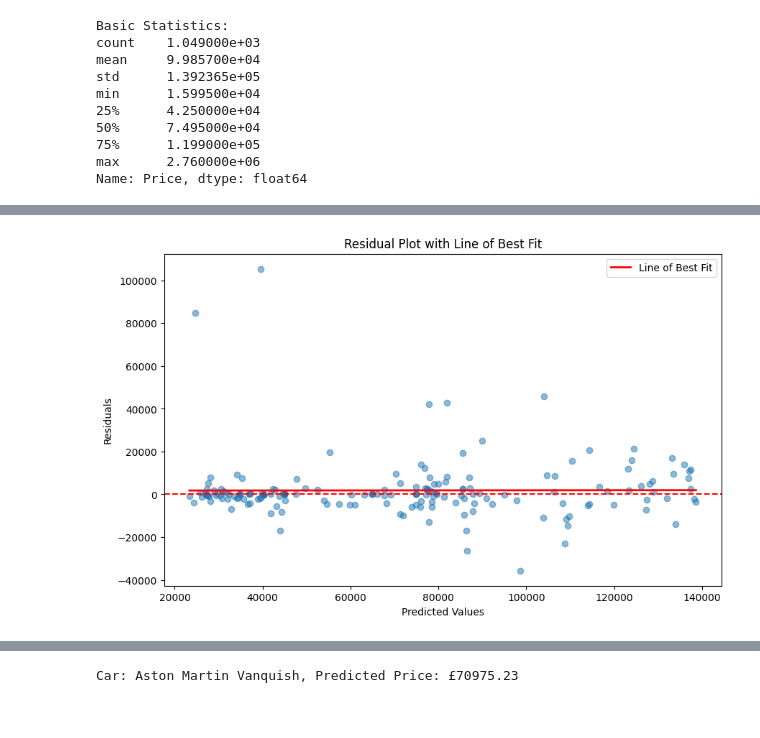
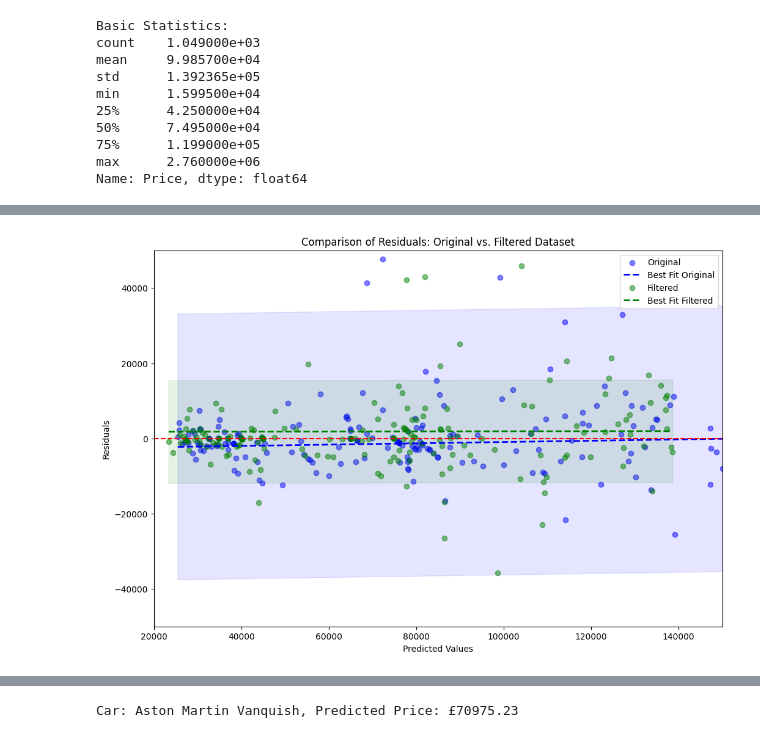
Before and after one commit to jordanesmith/car_valuation, a Jupyter notebook: Extended_Data_Aston_Martin.ipynb, the cells around one changed output, grey strips where cells are left out. Drawn from its saved outputs; the diff is of its cells as text; code cells hidden in the pictures.

```diff
--- a/Extended_Data_Aston_Martin.ipynb
+++ b/Extended_Data_Aston_Martin.ipynb
@@ -262,58 +273,49 @@ import numpy as np
 import matplotlib.pyplot as plt
 from sklearn.metrics import mean_squared_error, mean_absolute_error
 
-# Your existing code, assuming y_test and y_pred are defined
+# Assuming y_test, y_pred, y_test_filtered, y_pred_filtered are defined
 
-# New: Initialize a list to store residuals for all segments
-all_residuals = []
-all_predicted = []
+def calculate_residuals_and_stats(y_test, y_pred):
+    """Calculate residuals, predicted values, and stats for given test and prediction arrays."""
+    residuals = y_test - y_pred
+    predicted = y_pred
 
-for lower, upper in price_categories:
-    mask = (y_test >= lower) & (y_test < upper)
-    y_test_segment = y_test[mask]
-    y_pred_segment = y_pred[mask]
+    # Calculate and print statistics
+    std_residuals = np.std(residuals)
+    mean_residuals = np.mean(residuals)
+    print(f"STD Residuals: {std_residuals}")
+    print(f"MEAN Residuals: {mean_residuals}")
 
-    if len(y_test_segment) > 0:
-        mse_segment = mean_squared_error(y_test_segment, y_pred_segment)
-        mae_segment = mean_absolute_error(y_test_segment, y_pred_segment)
+    # Calculate coefficients for the line of best fit
+    slope, intercept = np.polyfit(predicted, residuals, 1)
+    print("SLOPE", slope)
+    line_x = np.linspace(min(predicted), max(predicted), 100)
+    line_y = slope * line_x + intercept
 
-        print(f"Price Range {lower}-{upper if upper != np.inf else '1M+'}:")
-        print(f"  MSE: {mse_segment}")
-        print(f"  MAE: {mae_segment}")
+    return predicted, residuals, line_x, line_y, std_residuals
 
-        # New: Calculate residuals for the current segment and store them
-        residuals_segment = y_test_segment - y_pred_segment
-        all_residuals.extend(residuals_segment)
-        all_predicted.extend(y_pred_segment)
-    else:
-        print(f"Price Range {lower}-{upper if upper != np.inf else '1M+'}: No data available")
+# Calculate for both original and filtered datasets
+predicted_original, residuals_original, line_x_orig, line_y_orig, std_residuals_orig = calculate_residuals_and_stats(y_test, y_pred)
+predicted_filtered, residuals_filtered, line_x_filt, line_y_filt, std_residuals_filt = calculate_residuals_and_stats(y_test_filtered, y_pred_filtered)
 
+# Plotting
+plt.figure(figsize=(12, 8))
 
-# Calculate coefficients for the line of best fit
-slope, intercept = np.polyfit(all_predicted, all_residuals, 1)
+# Original dataset residuals
+plt.scatter(predicted_original, residuals_original, alpha=0.5, color='blue', label='Original')
+plt.plot(line_x_orig, line_y_orig, 'b--', linewidth=2, label='Best Fit Original')
+plt.fill_between(line_x_orig, line_y_orig - std_residuals_orig, line_y_orig + std_residuals_orig, color='blue', alpha=0.1)
 
-# Generate x values from your predicted values range for plotting the line of best fit
-line_x = np.linspace(min(all_predicted), max(all_predicted), 100)
+# Filtered dataset residuals
+plt.scatter(predicted_filtered, residuals_filtered, alpha=0.5, color='green', label='Filtered')
+plt.plot(line_x_filt, line_y_filt, 'g--', linewidth=2, label='Best Fit Filtered')
+plt.fill_between(line_x_filt, line_y_filt - std_residuals_filt, line_y_filt + std_residuals_filt, color='green', alpha=0.1)
 
-# Calculate corresponding y values using the line equation y = mx + b
-line_y = slope * line_x + intercept
-
-# Calculate the standard deviation of the residuals
-std_residuals = np.std(all_residuals)
-
-# Plotting the residuals as before
-plt.figure(figsize=(10, 6))
-plt.scatter(all_predicted, all_residuals, alpha=0.5)
-
-# Plot the line of best fit
-plt.plot(line_x, line_y, 'r-', linewidth=2, label='Line of Best Fit')
-
-# Add a shaded area around the line of best fit for the standard deviation
-plt.fill_between(line_x, line_y - std_residuals, line_y + std_residuals, color='r', alpha=0.2, label='Standard Deviation')
-
-plt.title('Residual Plot with Line of Best Fit and Standard Deviation')
+plt.title('Comparison of Residuals: Original vs. Filtered Dataset')
 plt.xlabel('Predicted Values')
 plt.ylabel('Residuals')
+plt.xlim(20000,150000)
+plt.ylim(-50000,50000)
 plt.axhline(y=0, color='r', linestyle='--')
 plt.legend()
 plt.show()
@@ -333,4 +329,4 @@ Price Range 250000-300000: No data available
-[figure, old version]
+[figure, new version]
 # %%
 import matplotlib.pyplot as plt
 import numpy as np
```
Also changed, not shown: parts of 5 cells of this notebook.
